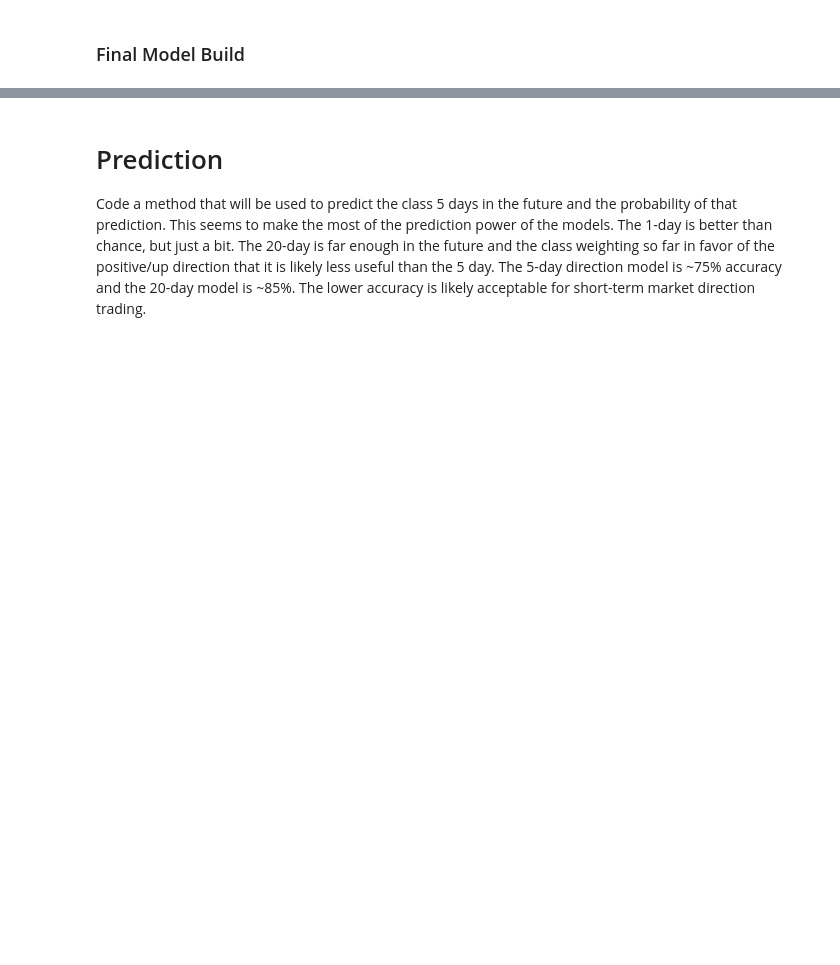
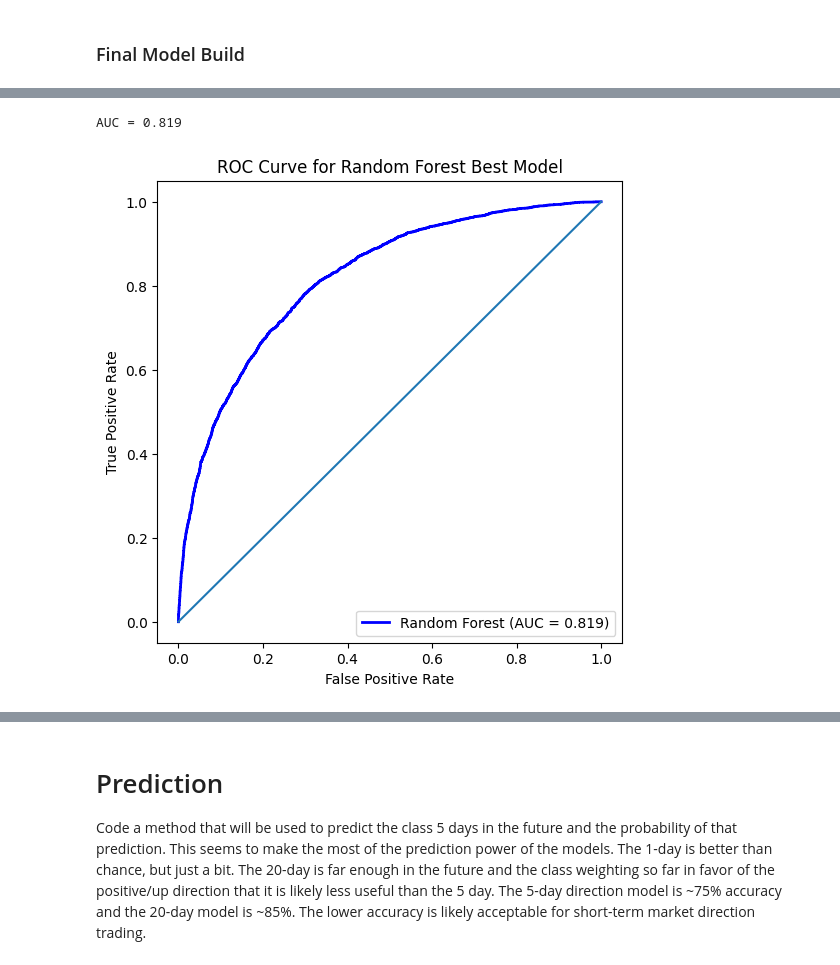
Before and after one commit to dkrapohl/UWF_DataScience_Capstone, a Jupyter notebook: DS_Capstone.ipynb, the cells around one changed output, grey strips where cells are left out. Drawn from its saved outputs; the diff is of its cells as text; code cells hidden in the pictures; blank space fills up the shorter version.

Commit message:
+model quality

```diff
--- a/DS_Capstone.ipynb
+++ b/DS_Capstone.ipynb
@@ -1041,0 +1070,24 @@ Best Parameters: {'n_estimators': 350, 'max_depth': 18, 'min_samples_split': 9,
+# %%
+y_prob_oob = rf_model.oob_decision_function_[:, 1]  # get predicted class probabilities from model
+
+# ROC & AUC
+false_pos_rate, true_pos_rate, thresholds = roc_curve(y_balanced, y_prob_oob, pos_label=1)
+roc_auc = auc(false_pos_rate, true_pos_rate)
+
+print(f"AUC = {roc_auc:.3f}")
+# %% [output]
+AUC = 0.819
+# %%
+
+
+# Plot ROC curve
+plt.figure(figsize=(6, 6))
+plt.plot(false_pos_rate, true_pos_rate, color='blue', lw=2, label=f'Random Forest (AUC = {roc_auc:.3f})')
+plt.plot([0, 1], [0, 1])  # reference
+plt.xlabel('False Positive Rate')
+plt.ylabel('True Positive Rate')
+plt.title('ROC Curve for Random Forest Best Model')
+plt.legend(loc='lower right')
+plt.show()
+# %% [output]
+[figure, added]
```
Also changed, not shown: parts of 34 cells of this notebook, 3 other files.
